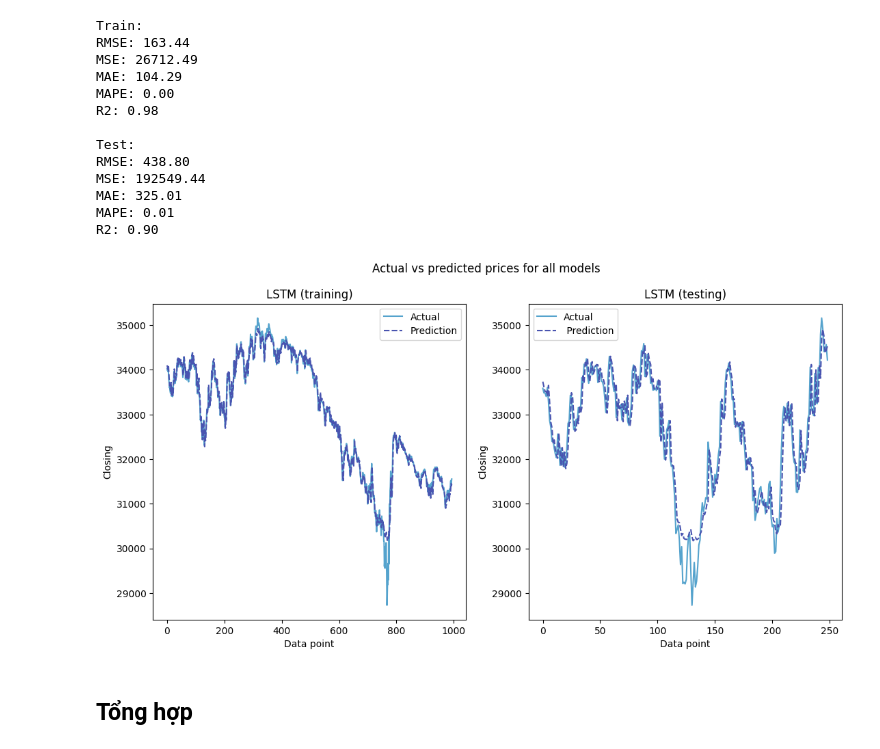
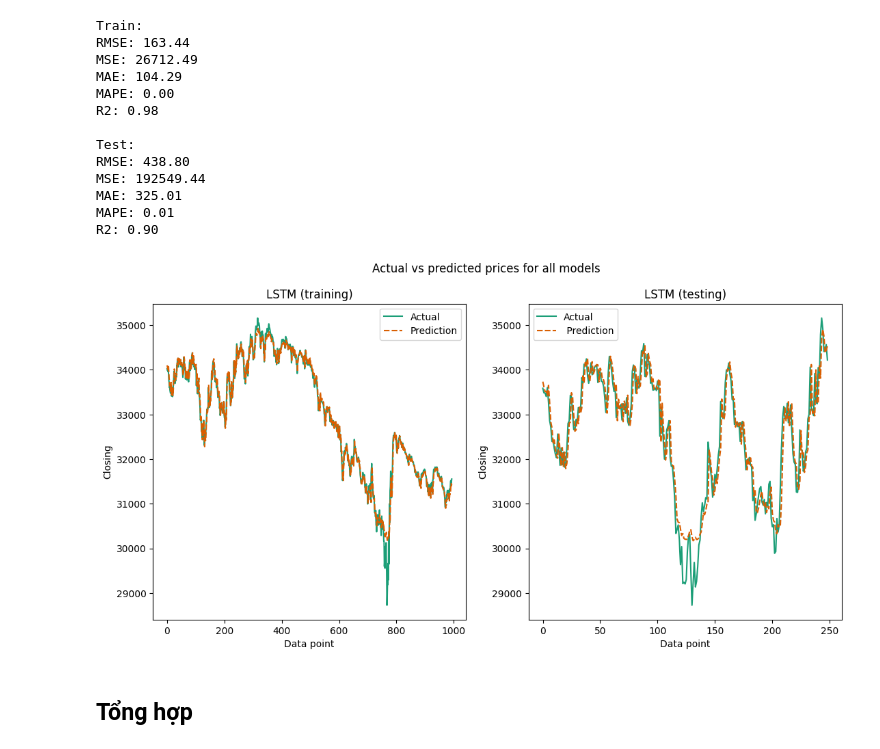
Before and after one commit to ThienNguyen3001/Stock-Price-Prediction-RNN-LSTM-GRU, a Jupyter notebook: stock_price_predict.ipynb, the cells around one changed output. Cells and saved outputs as stored; diff of their text form; code cells hidden in the pictures.

```diff
--- a/stock_price_predict.ipynb
+++ b/stock_price_predict.ipynb
@@ -380,7 +380,7 @@ rnn_test_plot = pd.DataFrame(rnn_test_data)
 rnn_test_plot.columns = ['Actual', ' Prediction']
 # %%
 #Predictions vs actual price for the RNN model
-sns.set_palette('icefire')
+sns.set_palette('Dark2')
 
 fig, axes = plt.subplots(1, 2, sharex = False, figsize = (13,6))
 fig.suptitle('Actual vs predicted prices for all models')
@@ -453,22 +453,22 @@ lstm_test_plot = pd.DataFrame(lstm_test_data)
 lstm_test_plot.columns = ['Actual', ' Prediction']
 # %%
 #Prediction vs actual price for LSTM model
-sns.set_palette('icefire')
+sns.set_palette('Dark2')
 
 fig, axes = plt.subplots(1, 2, sharex = False, figsize = (13,6))
 fig.suptitle('Actual vs predicted prices for all models')
 
 lstm_training_plot = sns.lineplot(ax = axes[0], data = lstm_train_plot)
 lstm_training_plot.set_title('LSTM (training)')
 lstm_training_plot.set_xlabel('Data point')
 lstm_training_plot.set_ylabel('Closing')
 
 lstm_testing_plot = sns.lineplot(ax = axes[1], data = lstm_test_plot)
 lstm_testing_plot.set_title('LSTM (testing)')
 lstm_testing_plot.set_xlabel('Data point')
 lstm_testing_plot.set_ylabel('Closing');
 # %% [output]
-[figure, old version]
+[figure, new version]
 # %% [markdown]
 ## Tổng hợp
 # %% [markdown]
```
Also changed, not shown: parts of 1 cell of this notebook.
